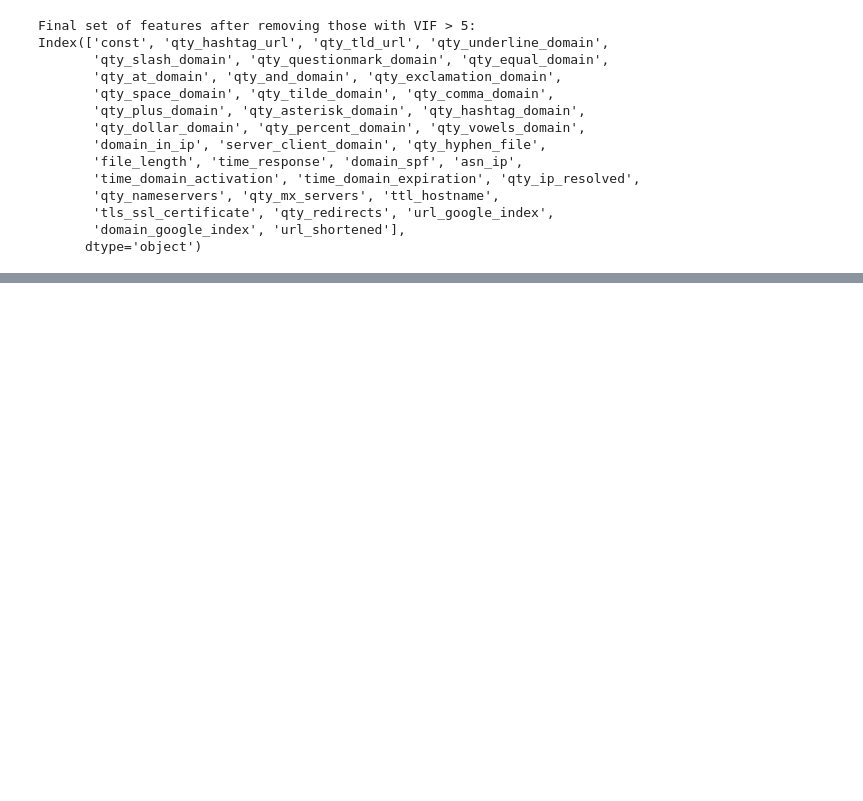
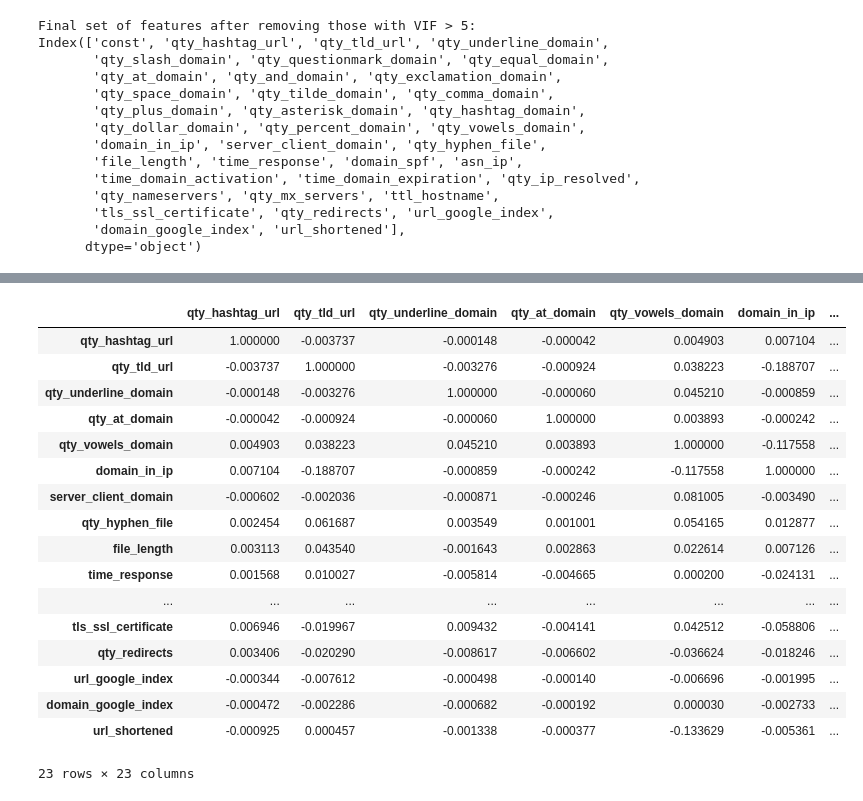
Before and after one commit to adarsh-gowda/Phishing-Domain, a Jupyter notebook: research/trials.ipynb, the cells around one changed output, grey strips where cells are left out. Cells and saved outputs as stored; diff of their text form; code cells hidden in the pictures; blank space fills up the shorter version.

```diff
--- a/research/trials.ipynb
+++ b/research/trials.ipynb
@@ -158,0 +180,3 @@ Index(['const', 'qty_hashtag_url', 'qty_tld_url', 'qty_underline_domain',
+# %%
+# Drop the constant (intercept) before calculating correlation
+X_cleaned = X_cleaned.drop(columns="const", errors="ignore")
@@ -158,0 +226,3 @@ Index(['const', 'qty_hashtag_url', 'qty_tld_url', 'qty_underline_domain',
+# %%
+# Drop columns with constant values
+X_cleaned = X_cleaned.loc[:, X_cleaned.nunique() > 1]
@@ -158,0 +245,22 @@ Index(['const', 'qty_hashtag_url', 'qty_tld_url', 'qty_underline_domain',
+# %%
+# Calculate the correlation matrix
+X_cleaned.corr()
+# %% [output]
+|  | qty_hashtag_url | qty_tld_url | qty_underline_domain | qty_at_domain | qty_vowels_domain | domain_in_ip | ... |
+| qty_hashtag_url | 1.000000 | -0.003737 | -0.000148 | -0.000042 | 0.004903 | 0.007104 | ... |
+| qty_tld_url | -0.003737 | 1.000000 | -0.003276 | -0.000924 | 0.038223 | -0.188707 | ... |
+| qty_underline_domain | -0.000148 | -0.003276 | 1.000000 | -0.000060 | 0.045210 | -0.000859 | ... |
+| qty_at_domain | -0.000042 | -0.000924 | -0.000060 | 1.000000 | 0.003893 | -0.000242 | ... |
+| qty_vowels_domain | 0.004903 | 0.038223 | 0.045210 | 0.003893 | 1.000000 | -0.117558 | ... |
+| domain_in_ip | 0.007104 | -0.188707 | -0.000859 | -0.000242 | -0.117558 | 1.000000 | ... |
+| server_client_domain | -0.000602 | -0.002036 | -0.000871 | -0.000246 | 0.081005 | -0.003490 | ... |
+| qty_hyphen_file | 0.002454 | 0.061687 | 0.003549 | 0.001001 | 0.054165 | 0.012877 | ... |
+| file_length | 0.003113 | 0.043540 | -0.001643 | 0.002863 | 0.022614 | 0.007126 | ... |
+| time_response | 0.001568 | 0.010027 | -0.005814 | -0.004665 | 0.000200 | -0.024131 | ... |
+| ... | ... | ... | ... | ... | ... | ... | ... |
+| tls_ssl_certificate | 0.006946 | -0.019967 | 0.009432 | -0.004141 | 0.042512 | -0.058806 | ... |
+| qty_redirects | 0.003406 | -0.020290 | -0.008617 | -0.006602 | -0.036624 | -0.018246 | ... |
+| url_google_index | -0.000344 | -0.007612 | -0.000498 | -0.000140 | -0.006696 | -0.001995 | ... |
+| domain_google_index | -0.000472 | -0.002286 | -0.000682 | -0.000192 | 0.000030 | -0.002733 | ... |
+| url_shortened | -0.000925 | 0.000457 | -0.001338 | -0.000377 | -0.133629 | -0.005361 | ... |
+23 rows × 23 columns
```
Also changed, not shown: parts of 9 cells of this notebook, 1 other file.
